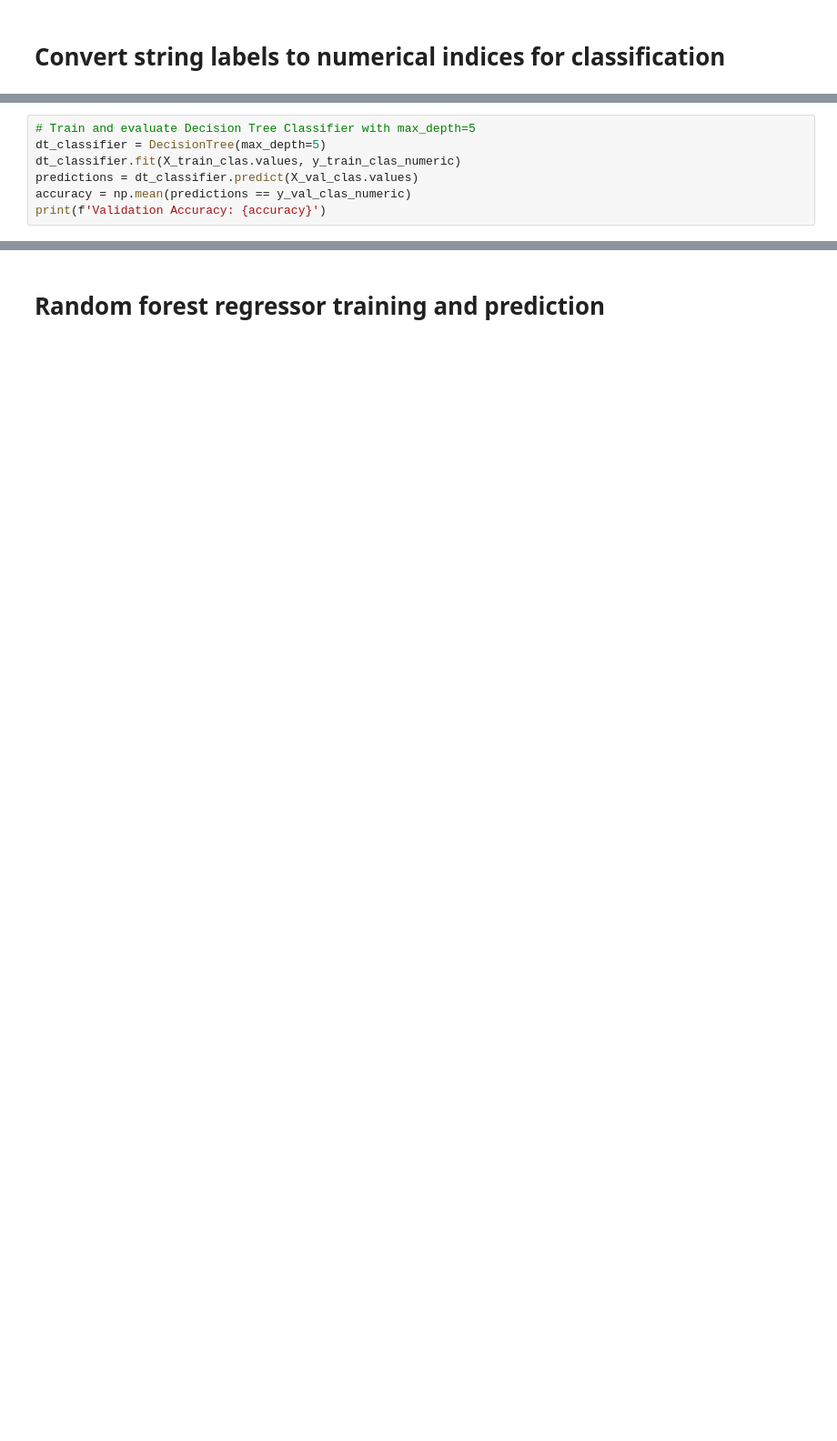
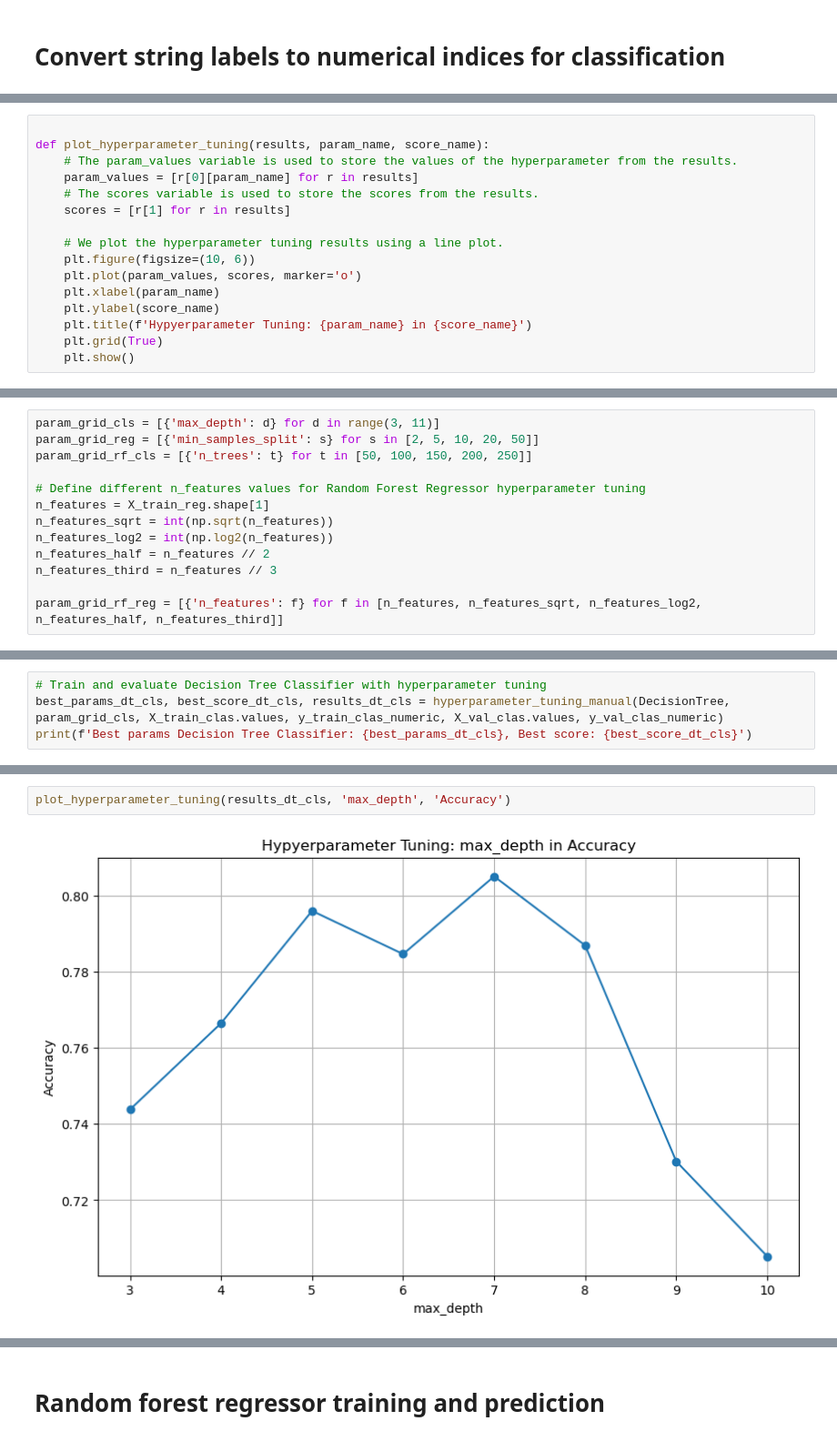
Before and after one commit to edenede2/MLcourse, a Jupyter notebook: assignment1/Assignment1_nb_Eden.ipynb, the cells around one changed output, grey strips where cells are left out. Shown at 91% size. Drawn from its saved outputs; the diff is of its cells as text; blank space fills up the shorter version.

Commit message:
all the models finished to train and predict on test, and get all the hyperparameter tuning visualizations.

```diff
--- a/assignment1/Assignment1_nb_Eden.ipynb
+++ b/assignment1/Assignment1_nb_Eden.ipynb
@@ -590,0 +636,16 @@ y_test_clas_numeric = np.array([class_map[label] for label in y_test_clas])
+# %%
+
+def plot_hyperparameter_tuning(results, param_name, score_name):
+    # The param_values variable is used to store the values of the hyperparameter from the results.
+    param_values = [r[0][param_name] for r in results]
+    # The scores variable is used to store the scores from the results.
+    scores = [r[1] for r in results]
+
+    # We plot the hyperparameter tuning results using a line plot.
+    plt.figure(figsize=(10, 6))
+    plt.plot(param_values, scores, marker='o')
+    plt.xlabel(param_name)
+    plt.ylabel(score_name)
+    plt.title(f'Hypyerparameter Tuning: {param_name} in {score_name}')
+    plt.grid(True)
+    plt.show()
@@ -591 +656,14 @@ y_test_clas_numeric = np.array([class_map[label] for label in y_test_clas])
+# %%
+param_grid_cls = [{'max_depth': d} for d in range(3, 11)]
+param_grid_reg = [{'min_samples_split': s} for s in [2, 5, 10, 20, 50]]
+param_grid_rf_cls = [{'n_trees': t} for t in [50, 100, 150, 200, 250]]
+
+# Define different n_features values for Random Forest Regressor hyperparameter tuning
+n_features = X_train_reg.shape[1]
+n_features_sqrt = int(np.sqrt(n_features))
+n_features_log2 = int(np.log2(n_features))
+n_features_half = n_features // 2
+n_features_third = n_features // 3
+
+param_grid_rf_reg = [{'n_features': f} for f in [n_features, n_features_sqrt, n_features_log2, n_features_half, n_features_third]]
 # %% [markdown]
@@ -593,8 +671,5 @@ y_test_clas_numeric = np.array([class_map[label] for label in y_test_clas])
 # %%
-# Train and evaluate Decision Tree Classifier with max_depth=5
-dt_classifier = DecisionTree(max_depth=5)
-dt_classifier.fit(X_train_clas.values, y_train_clas_numeric)
-predictions = dt_classifier.predict(X_val_clas.values)
-accuracy = np.mean(predictions == y_val_clas_numeric)
-print(f'Validation Accuracy: {accuracy}')
+# Train and evaluate Decision Tree Classifier with hyperparameter tuning
+best_params_dt_cls, best_score_dt_cls, results_dt_cls = hyperparameter_tuning_manual(DecisionTree, param_grid_cls, X_train_clas.values, y_train_clas_numeric, X_val_clas.values, y_val_clas_numeric)
+print(f'Best params Decision Tree Classifier: {best_params_dt_cls}, Best score: {best_score_dt_cls}')
 # %% [output]
@@ -602 +683,5 @@ Validation Accuracy: 0.7959183673469388
+# %%
+plot_hyperparameter_tuning(results_dt_cls, 'max_depth', 'Accuracy')
+# %% [output]
+[figure, added]
 # %% [markdown]
```
Also changed, not shown: parts of 69 cells of this notebook.
